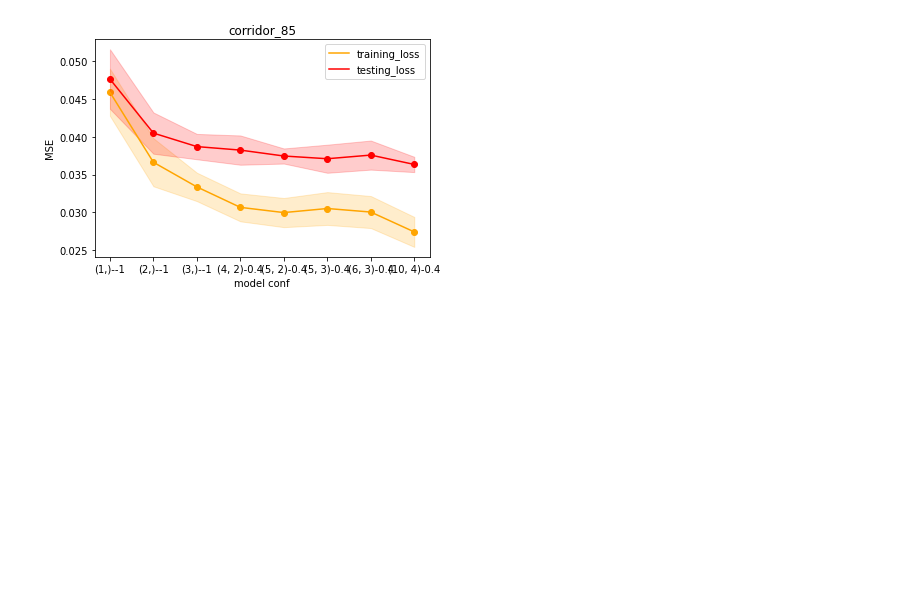
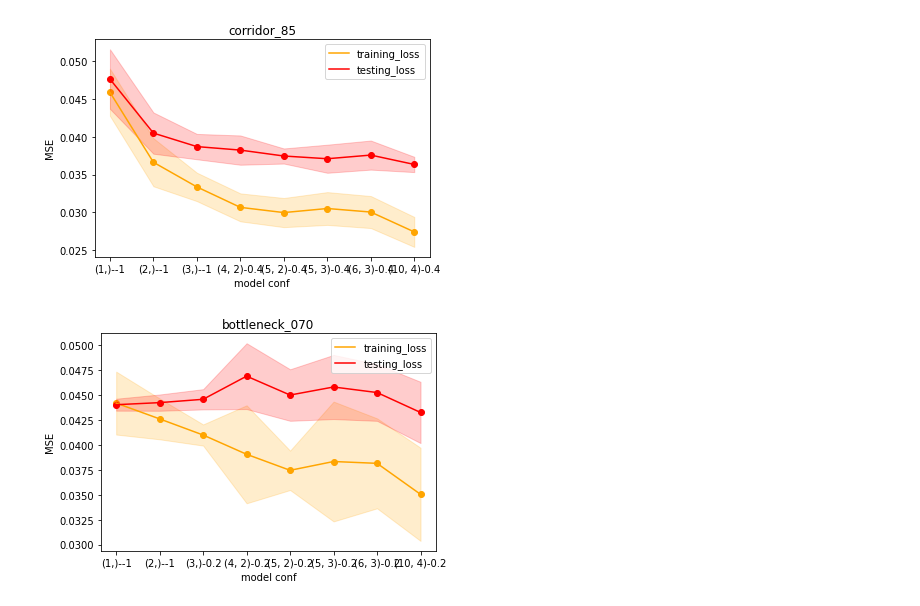
Before and after one commit to AlexPasqua/MLCMS-project, a Jupyter notebook: src/attempts/regularization_attempt.ipynb, the cells around one changed output. Drawn from its saved outputs; the diff is of its cells as text; code cells hidden in the pictures; blank space fills up the shorter version.

```diff
--- a/src/attempts/regularization_attempt.ipynb
+++ b/src/attempts/regularization_attempt.ipynb
@@ -7,38 +5,2 @@ import matplotlib.pyplot as plt
 # %% [output]
 D:\UniPi\erasmus\courses\MLCS\MLCMS-project\src
-# %%
-def get_all_result_data(results):
-    tr_mean = []
-    tr_std = []
-    val_mean = []
-    val_std = []
-    test_mean = []
-    test_std = []
-    for key in results.keys():
-        tr_mean.append(results[key]['tr'][0])
-        tr_std.append(results[key]['tr'][1])
-        val_mean.append(results[key]['val'][0])
-        val_std.append(results[key]['val'][1])
-        test_mean.append(results[key]['test'][0])
-        test_std.append(results[key]['test'][1])
-    return tr_mean, tr_std, val_mean, val_std, test_mean, test_std
-def plot_results(results, tr_mean, tr_std, val_mean, val_std, test_mean, test_std, plot_val=False, title=""):
-    fig, ax = plt.subplots()
-    ax.fill_between(range(len(tr_std)), [tr_mean[i]+tr_std[i] for i in range(len(tr_std))], [tr_mean[i]-tr_std[i] for i in range(len(tr_std))], alpha=0.2, color='orange')
-    ax.plot(tr_mean, label='training_loss', c='orange')
-    ax.scatter(range(len(tr_mean)), tr_mean, c='orange')
-
-    if plot_val:
-        ax.fill_between(range(len(val_std)), [val_mean[i]+val_std[i] for i in range(len(val_std))], [val_mean[i]-val_std[i] for i in range(len(val_std))], alpha=0.2)
-        ax.plot(val_mean, label='validation_loss')
-        ax.scatter(range(len(val_mean)), val_mean, c='blue')
-
-    ax.fill_between(range(len(test_std)), [test_mean[i]+test_std[i] for i in range(len(test_std))], [test_mean[i]-test_std[i] for i in range(len(test_std))], alpha=0.2, color='red')
-    ax.plot(test_mean, label='testing_loss', c='red')
-    ax.scatter(range(len(test_mean)), test_mean, c='red')
-    plt.legend()
-    ax.set_ylabel('MSE')
-    ax.set_xlabel('model conf')
-    ax.set_xticks(range(len(results.keys())), labels=results.keys())
-    plt.title(title)
-    plt.show()
@@ -56,3 +22,11 @@ tr_mean, tr_std, val_mean, val_std, test_mean, test_std = get_all_result_data(co
 plot_results(corridor_85_results, tr_mean, tr_std, val_mean, val_std, test_mean, test_std, title="corridor_85")
 # %% [output]
 [figure]
+# %%
+# bottleneck scenario
+bottleneck_070_results = {'(1,)--1': {'tr': (0.04420872837305069, 0.0031599580431971148), 'val': (0.04631242074072361, 0.00335683444621767), 'test': (0.04404655892877306, 0.0006008492096808868)}, '(2,)--1': {'tr': (0.04261961035430431, 0.002050199416835133), 'val': (0.045190324261784556, 0.002178216300224125), 'test': (0.04425408023114118, 0.0008173671821354187)}, '(3,)-0.2': {'tr': (0.04100157126784325, 0.0010626492394933162), 'val': (0.04339961282908916, 0.001260815392322356), 'test': (0.04458922187974386, 0.0010175661421570764)}, '(4, 2)-0.2': {'tr': (0.03906548090279102, 0.004921965053963709), 'val': (0.04078196577727795, 0.0036245149614968913), 'test': (0.046912882178146036, 0.0033055514368516012)}, '(5, 2)-0.2': {'tr': (0.03745610669255257, 0.0019795109400485966), 'val': (0.04004896491765976, 0.0020840289722979183), 'test': (0.04501635135997649, 0.002588274218708516)}, '(5, 3)-0.2': {'tr': (0.03834013599902392, 0.006017051040785215), 'val': (0.040765413381159306, 0.005984761763053988), 'test': (0.045824969932470705, 0.003220847503347146)}, '(6, 3)-0.2': {'tr': (0.0381568444147706, 0.004517518886731544), 'val': (0.040278446376323704, 0.004180930432849594), 'test': (0.04526766299581149, 0.0028434087673124566)}, '(10, 4)-0.2': {'tr': (0.0350448851287365, 0.004679395392748039), 'val': (0.03768944654613733, 0.004560997047374159), 'test': (0.04326768843836832, 0.003076716056470942)}}
+# %%
+tr_mean, tr_std, val_mean, val_std, test_mean, test_std = get_all_result_data(bottleneck_070_results)
+plot_results(bottleneck_070_results, tr_mean, tr_std, val_mean, val_std, test_mean, test_std, title="bottleneck_070")
+# %% [output]
+[figure, added]
```
Also changed, not shown: parts of 3 cells of this notebook, 7 other files.
